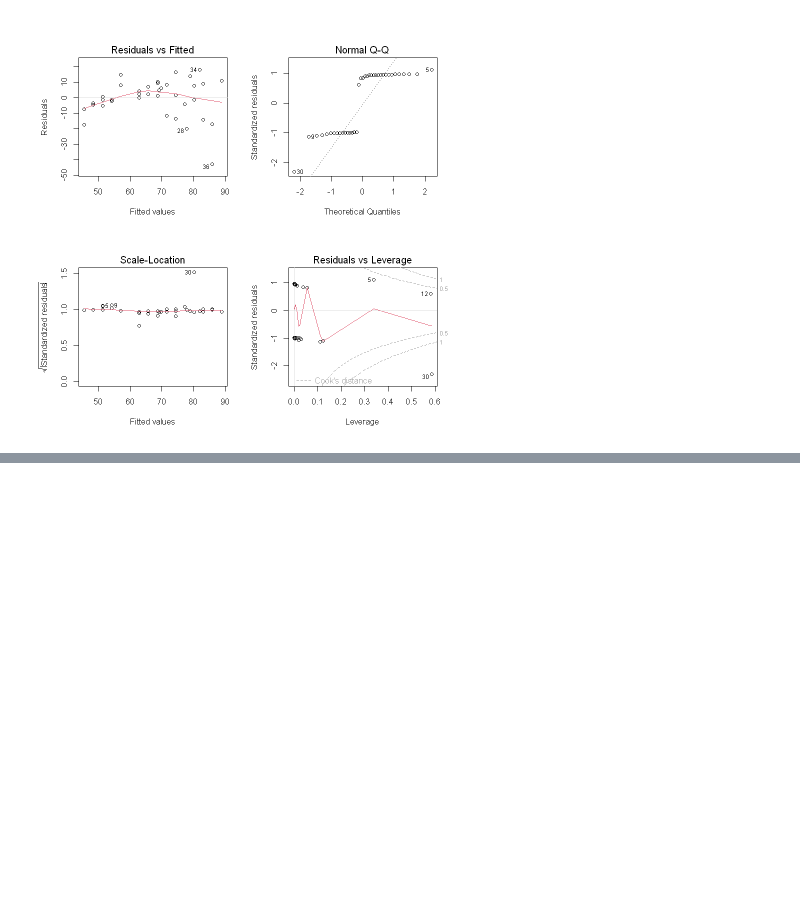
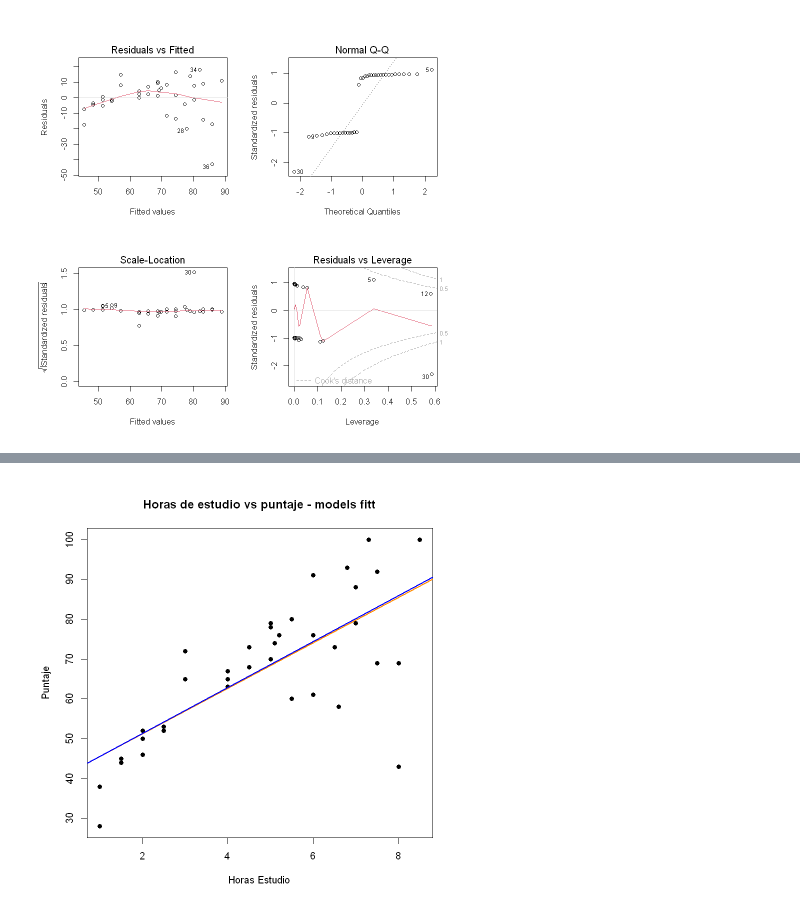
Before and after one commit to ferdcoz/mcd-reg-adv, a Jupyter notebook: tps/tp1/RA_TP1_EJ1_6_FC.ipynb, the cells around one changed output, grey strips where cells are left out. Drawn from its saved outputs; the diff is of its cells as text; code cells hidden in the pictures; blank space fills up the shorter version.

```diff
--- a/tps/tp1/RA_TP1_EJ1_6_FC.ipynb
+++ b/tps/tp1/RA_TP1_EJ1_6_FC.ipynb
@@ -217,4 +219,10 @@ ERROR: Error in data.frame(horas_estudio, puntaje, IP_mod_hs_est_wls): objeto 'h
 # %%
-plot(horas_estudio, puntaje, xlab = "Horas Estudio", ylab = "Puntaje", main = "Horas de estudio vs puntaje - models fitt", pch = 16)
-abline(mod_hs_est, col = "darkorange", lwd = 2)
-abline(mod_hs_est_wls, col = "blue", lwd = 2)
+plot( estudio$horas_estudio, estudio$puntaje,
+    xlab = "Horas Estudio",
+    ylab = "Puntaje",
+    main = "Horas de estudio vs puntaje - models fitt",
+    pch = 16 )
+abline( mod_hs_est, col = "darkorange", lwd = 2 )
+abline( mod_hs_est_wls, col = "blue", lwd = 2 )
+# %% [output]
+[figure, added]
```
Also changed, not shown: parts of 24 cells of this notebook, 22 other files.
